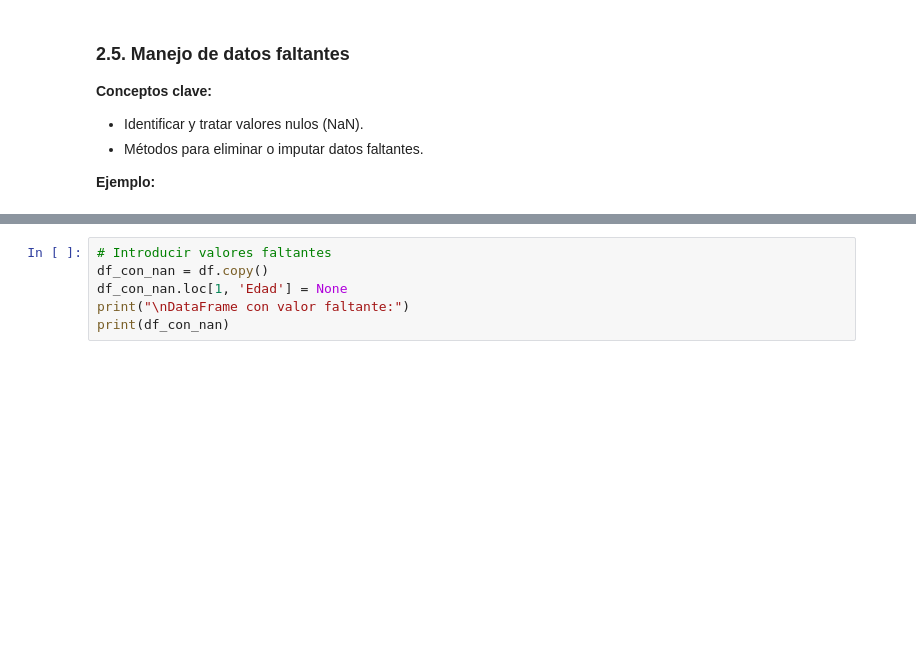
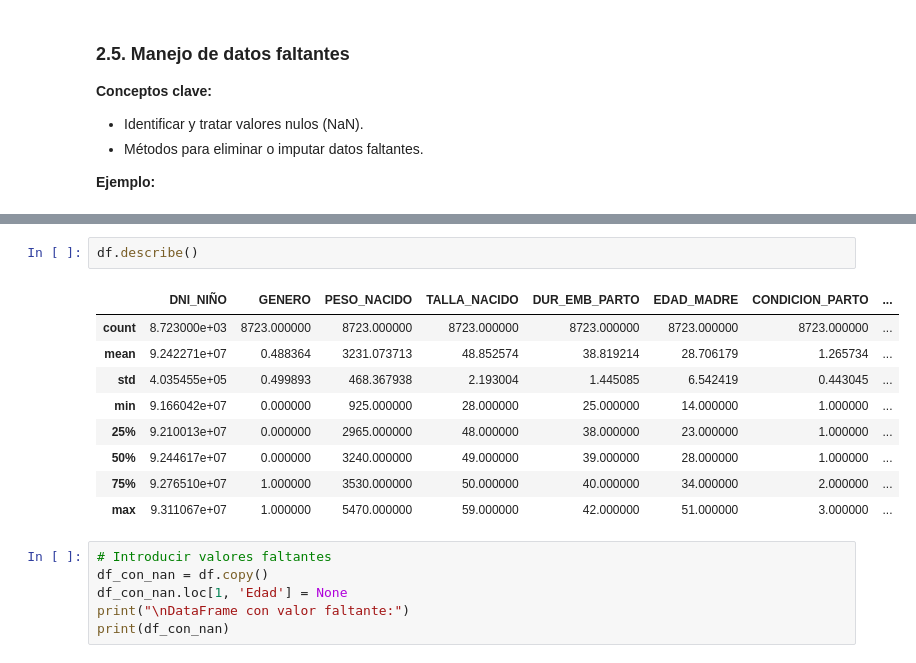
Before and after one commit to gianmarcomejia96/UTEC_PROGRA, a Jupyter notebook: 07_manipulaci_n_de_datos_con_pandas.ipynb, the cells around one changed output, grey strips where cells are left out. Drawn from its saved outputs; the diff is of its cells as text; blank space fills up the shorter version.

```diff
--- a/07_manipulaci_n_de_datos_con_pandas.ipynb
+++ b/07_manipulaci_n_de_datos_con_pandas.ipynb
@@ -613,3 +709,15 @@ print(df_sin_fila)
+# %%
+df.describe()
+# %% [output]
+|  | DNI_NIÑO | GENERO | PESO_NACIDO | TALLA_NACIDO | DUR_EMB_PARTO | EDAD_MADRE | CONDICION_PARTO | ... |
+| count | 8.723000e+03 | 8723.000000 | 8723.000000 | 8723.000000 | 8723.000000 | 8723.000000 | 8723.000000 | ... |
+| mean | 9.242271e+07 | 0.488364 | 3231.073713 | 48.852574 | 38.819214 | 28.706179 | 1.265734 | ... |
+| std | 4.035455e+05 | 0.499893 | 468.367938 | 2.193004 | 1.445085 | 6.542419 | 0.443045 | ... |
+| min | 9.166042e+07 | 0.000000 | 925.000000 | 28.000000 | 25.000000 | 14.000000 | 1.000000 | ... |
+| 25% | 9.210013e+07 | 0.000000 | 2965.000000 | 48.000000 | 38.000000 | 23.000000 | 1.000000 | ... |
+| 50% | 9.244617e+07 | 0.000000 | 3240.000000 | 49.000000 | 39.000000 | 28.000000 | 1.000000 | ... |
+| 75% | 9.276510e+07 | 1.000000 | 3530.000000 | 50.000000 | 40.000000 | 34.000000 | 2.000000 | ... |
+| max | 9.311067e+07 | 1.000000 | 5470.000000 | 59.000000 | 42.000000 | 51.000000 | 3.000000 | ... |
 # %%
 # Introducir valores faltantes
 df_con_nan = df.copy()
```
Also changed, not shown: parts of 35 cells of this notebook.
